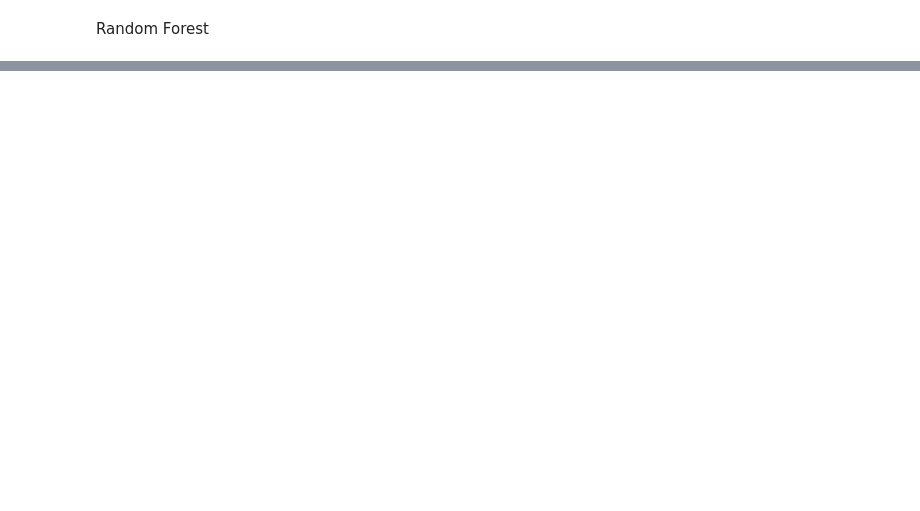
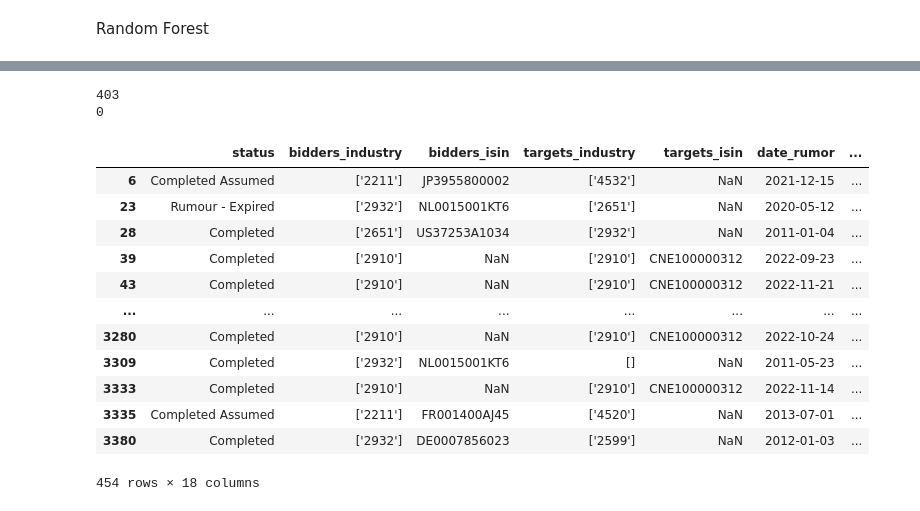
Before and after one commit to grallv/DSB2, a Jupyter notebook: combine_regression.ipynb, the cells around one changed output, grey strips where cells are left out. Cells and saved outputs as stored; diff of their text form; code cells hidden in the pictures; blank space fills up the shorter version.

```diff
--- a/combine_regression.ipynb
+++ b/combine_regression.ipynb
@@ -369,0 +349,27 @@ Random Forest Feature Importances: [1.]
+# %%
+# check if nan values are present
+print(senti_df['CARs'].isnull().sum())
+
+# drop nan values
+senti_df = senti_df.dropna(subset=['CARs'])
+
+# check if nan values are present
+print(senti_df['CARs'].isnull().sum())
+
+senti_df
+# %% [output]
+403
+0
+|  | status | bidders_industry | bidders_isin | targets_industry | targets_isin | date_rumor | ... |
+| 6 | Completed Assumed | ['2211'] | JP3955800002 | ['4532'] | NaN | 2021-12-15 | ... |
+| 23 | Rumour - Expired | ['2932'] | NL0015001KT6 | ['2651'] | NaN | 2020-05-12 | ... |
+| 28 | Completed | ['2651'] | US37253A1034 | ['2932'] | NaN | 2011-01-04 | ... |
+| 39 | Completed | ['2910'] | NaN | ['2910'] | CNE100000312 | 2022-09-23 | ... |
+| 43 | Completed | ['2910'] | NaN | ['2910'] | CNE100000312 | 2022-11-21 | ... |
+| ... | ... | ... | ... | ... | ... | ... | ... |
+| 3280 | Completed | ['2910'] | NaN | ['2910'] | CNE100000312 | 2022-10-24 | ... |
+| 3309 | Completed | ['2932'] | NL0015001KT6 | [] | NaN | 2011-05-23 | ... |
+| 3333 | Completed | ['2910'] | NaN | ['2910'] | CNE100000312 | 2022-11-14 | ... |
+| 3335 | Completed Assumed | ['2211'] | FR001400AJ45 | ['4520'] | NaN | 2013-07-01 | ... |
+| 3380 | Completed | ['2932'] | DE0007856023 | ['2599'] | NaN | 2012-01-03 | ... |
+454 rows × 18 columns
```
Also changed, not shown: parts of 21 cells of this notebook.
